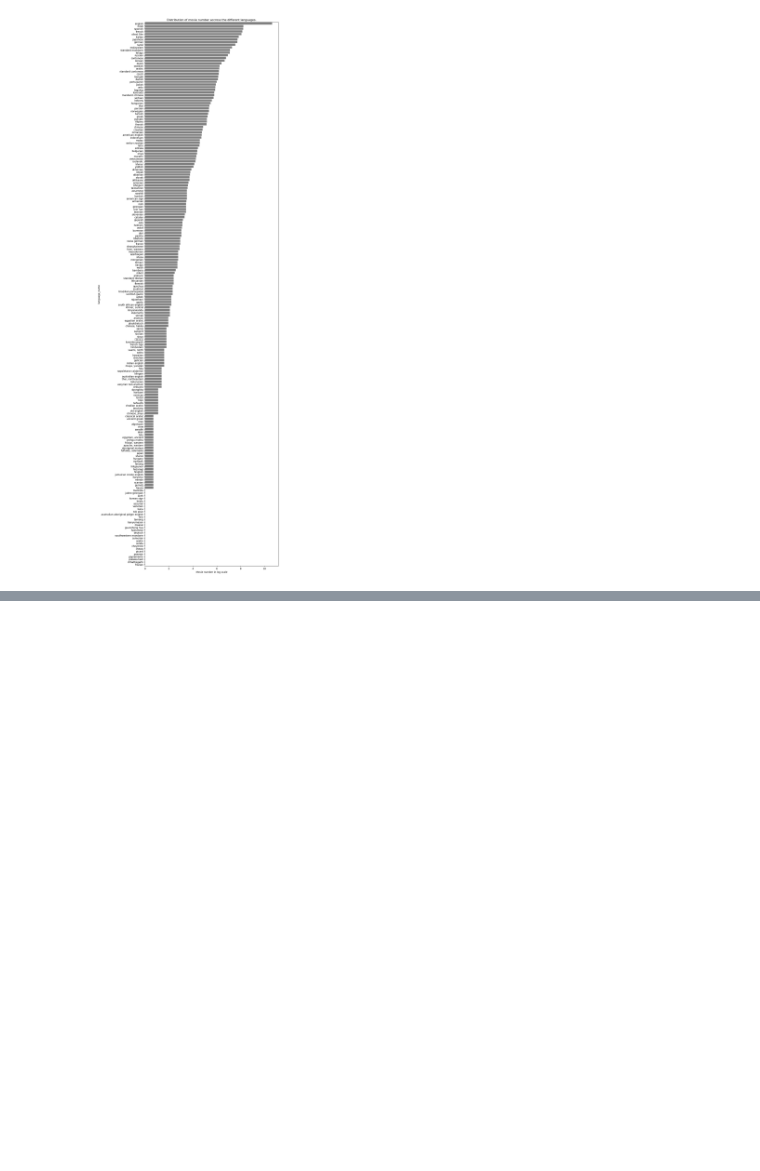
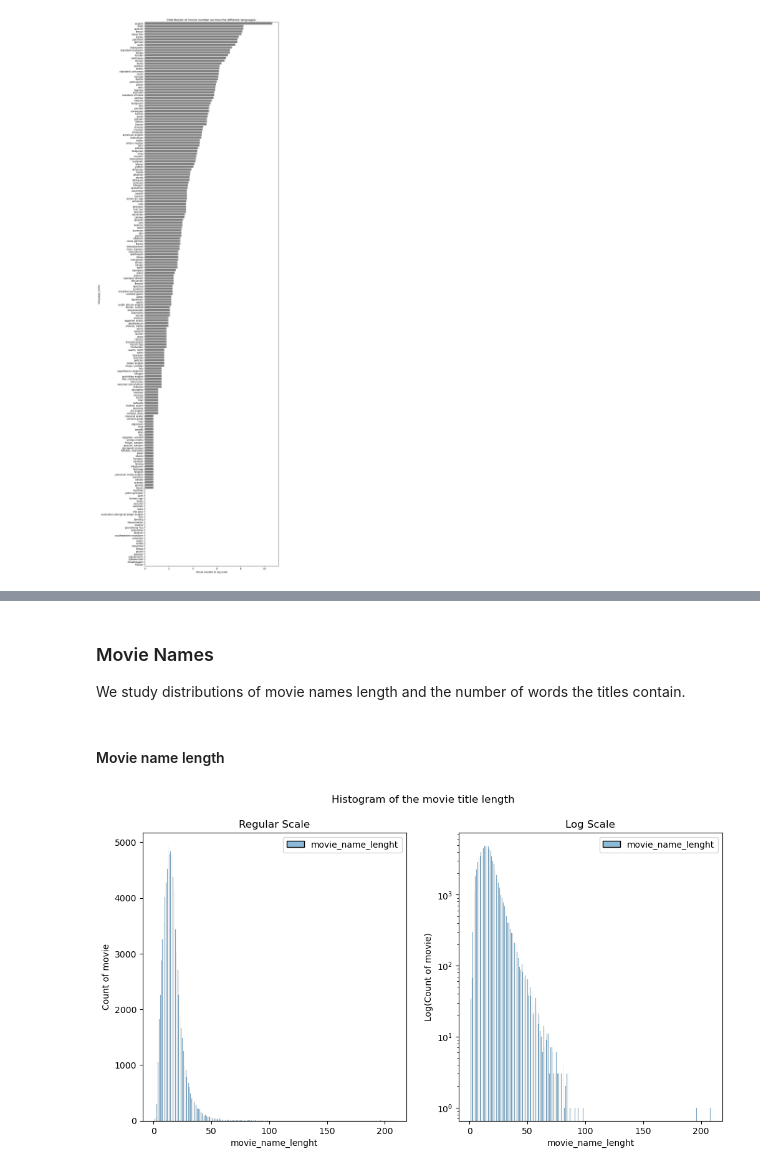
Before and after one commit to epfl-ada/ada-2022-project-zozoz, a Jupyter notebook: src/eda/data_inspection.ipynb, the cells around one changed output, grey strips where cells are left out. Drawn from its saved outputs; the diff is of its cells as text; code cells hidden in the pictures; blank space fills up the shorter version.

```diff
--- a/src/eda/data_inspection.ipynb
+++ b/src/eda/data_inspection.ipynb
@@ -664,0 +665,19 @@ The 10 movies with the highest revenue are:
+# %% [markdown]
+### Movie Names
+
+We study distributions of movie names length and the number of words the titles contain.
+# %%
+movie_name_df = pd.DataFrame(movie_df["name"])
+movie_name_df["movie_name_words"] = movie_name_df["name"].apply(lambda n: len(n.split(" ")))
+movie_name_df["movie_name_lenght"] = movie_name_df["name"].apply(lambda n: len(n))
+
+movie_name_length_df = pd.DataFrame(movie_name_df["movie_name_lenght"])
+movie_name_words_df = pd.DataFrame(movie_name_df["movie_name_words"])
+# %% [markdown]
+#### Movie name length
+# %%
+count_draw_histogram(movie_name_length_df,
+                     movie_name_length_df.apply(np.log),
+                     "Histogram of the movie title length",log_ax="y")
+# %% [output]
+[figure, added]
```
Also changed, not shown: parts of 61 cells of this notebook.
